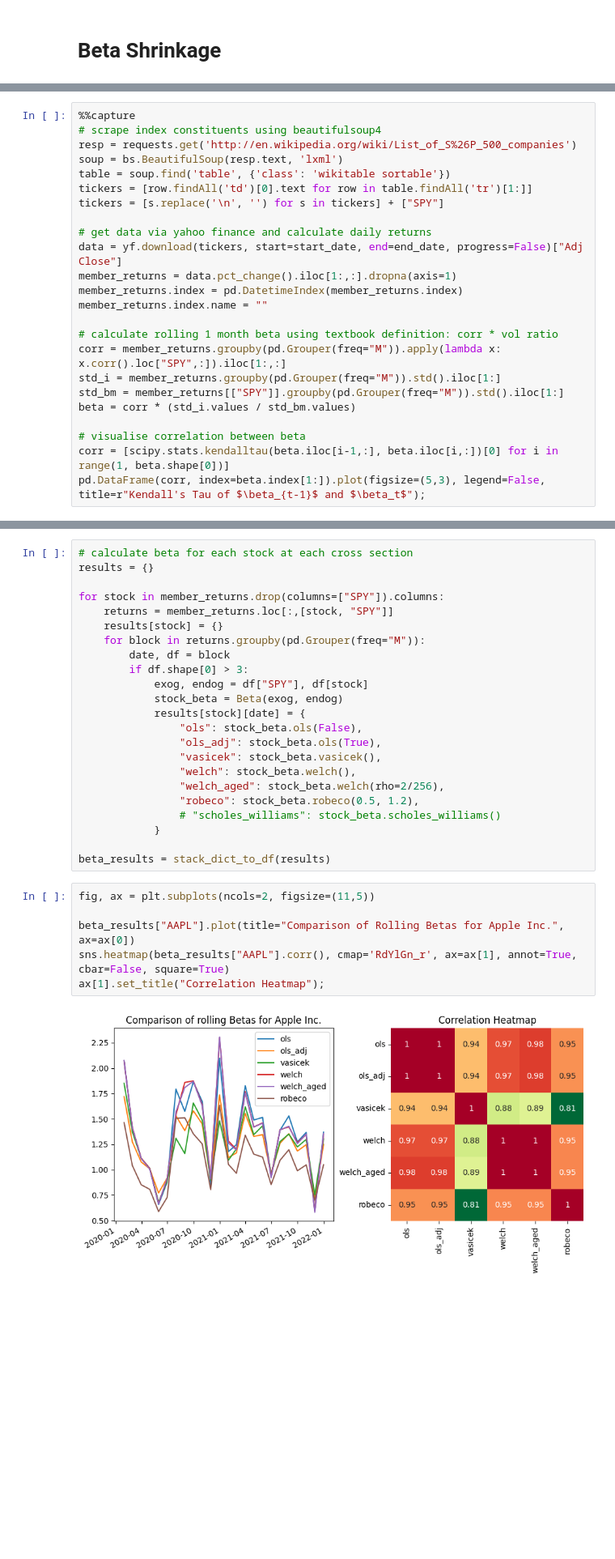
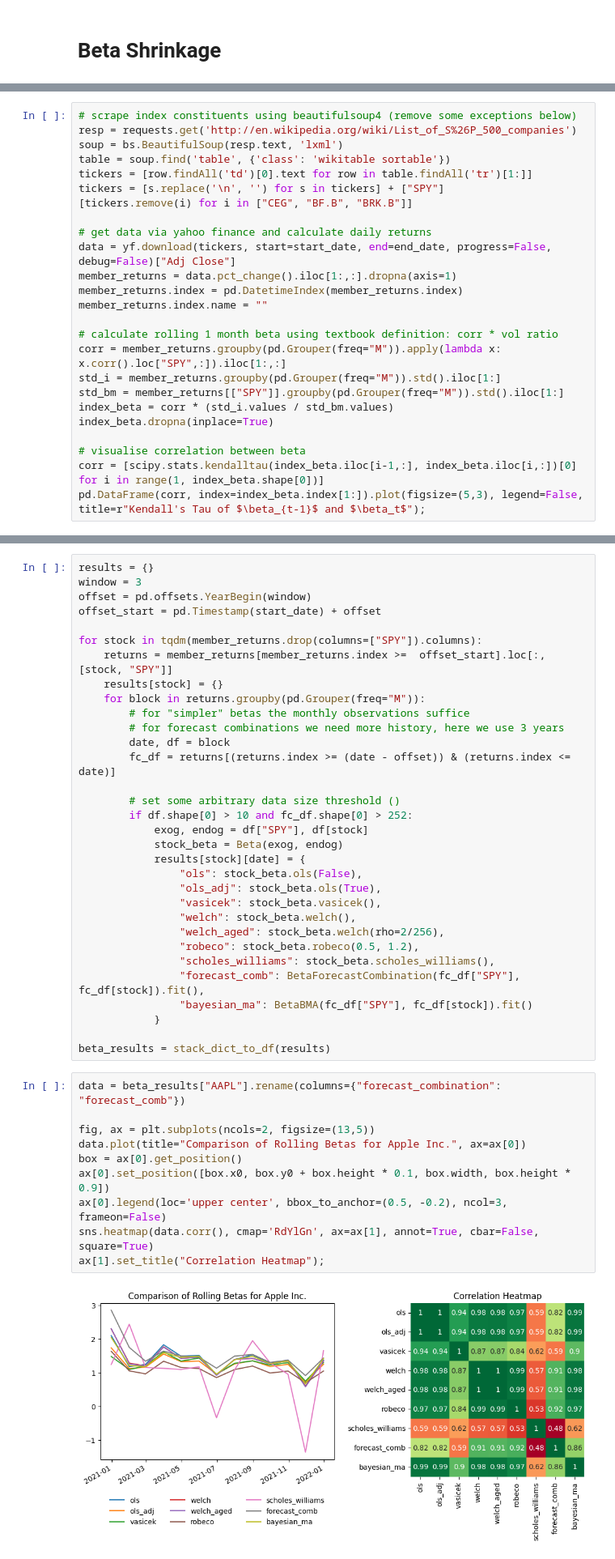
Before and after one commit to oronimbus/pybeta, a Jupyter notebook: demo.ipynb, the cells around one changed output, grey strips where cells are left out. Shown at 81% size. Drawn from its saved outputs; the diff is of its cells as text; blank space fills up the shorter version.

```diff
--- a/demo.ipynb
+++ b/demo.ipynb
@@ -69,14 +88,14 @@ print(report)
 # %%
-%%capture
-# scrape index constituents using beautifulsoup4
+# scrape index constituents using beautifulsoup4 (remove some exceptions below)
 resp = requests.get('http://en.wikipedia.org/wiki/List_of_S%26P_500_companies')
 soup = bs.BeautifulSoup(resp.text, 'lxml')
 table = soup.find('table', {'class': 'wikitable sortable'})
 tickers = [row.findAll('td')[0].text for row in table.findAll('tr')[1:]]
 tickers = [s.replace('\n', '') for s in tickers] + ["SPY"]
+[tickers.remove(i) for i in ["CEG", "BF.B", "BRK.B"]]
 
 # get data via yahoo finance and calculate daily returns
-data = yf.download(tickers, start=start_date, end=end_date, progress=False)["Adj Close"]
+data = yf.download(tickers, start=start_date, end=end_date, progress=False, debug=False)["Adj Close"]
 member_returns = data.pct_change().iloc[1:,:].dropna(axis=1)
 member_returns.index = pd.DatetimeIndex(member_returns.index)
 member_returns.index.name = ""
@@ -85,8 +104,9 @@ member_returns.index.name = ""
 corr = member_returns.groupby(pd.Grouper(freq="M")).apply(lambda x: x.corr().loc["SPY",:]).iloc[1:,:]
 std_i = member_returns.groupby(pd.Grouper(freq="M")).std().iloc[1:]
 std_bm = member_returns[["SPY"]].groupby(pd.Grouper(freq="M")).std().iloc[1:]
-beta = corr * (std_i.values / std_bm.values)
+index_beta = corr * (std_i.values / std_bm.values)
+index_beta.dropna(inplace=True)
 
 # visualise correlation between beta
-corr = [scipy.stats.kendalltau(beta.iloc[i-1,:], beta.iloc[i,:])[0] for i in range(1, beta.shape[0])]
-pd.DataFrame(corr, index=beta.index[1:]).plot(figsize=(5,3), legend=False, title=r"Kendall's Tau of $\beta_{t-1}$ and $\beta_t$");
+corr = [scipy.stats.kendalltau(index_beta.iloc[i-1,:], index_beta.iloc[i,:])[0] for i in range(1, index_beta.shape[0])]
+pd.DataFrame(corr, index=index_beta.index[1:]).plot(figsize=(5,3), legend=False, title=r"Kendall's Tau of $\beta_{t-1}$ and $\beta_t$");
@@ -93,13 +115,20 @@ pd.DataFrame(corr, index=beta.index[1:]).plot(figsize=(5,3), legend=False, title
 # %%
-# calculate beta for each stock at each cross section
 results = {}
+window = 3
+offset = pd.offsets.YearBegin(window)
+offset_start = pd.Timestamp(start_date) + offset
 
-for stock in member_returns.drop(columns=["SPY"]).columns:
-    returns = member_returns.loc[:,[stock, "SPY"]]
+for stock in tqdm(member_returns.drop(columns=["SPY"]).columns):
+    returns = member_returns[member_returns.index >=  offset_start].loc[:, [stock, "SPY"]]
     results[stock] = {}
     for block in returns.groupby(pd.Grouper(freq="M")):
+        # for "simpler" betas the monthly observations suffice
+        # for forecast combinations we need more history, here we use 3 years
         date, df = block
-        if df.shape[0] > 3:
+        fc_df = returns[(returns.index >= (date - offset)) & (returns.index <= date)]
+
+        # set some arbitrary data size threshold ()
+        if df.shape[0] > 10 and fc_df.shape[0] > 252:
             exog, endog = df["SPY"], df[stock]
             stock_beta = Beta(exog, endog)
             results[stock][date] = {
@@ -109,15 +138,21 @@ for stock in member_returns.drop(columns=["SPY"]).columns:
                 "welch": stock_beta.welch(),
                 "welch_aged": stock_beta.welch(rho=2/256),
                 "robeco": stock_beta.robeco(0.5, 1.2),
-                # "scholes_williams": stock_beta.scholes_williams()
+                "scholes_williams": stock_beta.scholes_williams(),
+                "forecast_comb": BetaForecastCombination(fc_df["SPY"], fc_df[stock]).fit(),
+                "bayesian_ma": BetaBMA(fc_df["SPY"], fc_df[stock]).fit()
             }
 
 beta_results = stack_dict_to_df(results)
 # %%
-fig, ax = plt.subplots(ncols=2, figsize=(11,5))
+data = beta_results["AAPL"].rename(columns={"forecast_combination": "forecast_comb"})
 
-beta_results["AAPL"].plot(title="Comparison of Rolling Betas for Apple Inc.", ax=ax[0])
-sns.heatmap(beta_results["AAPL"].corr(), cmap='RdYlGn_r', ax=ax[1], annot=True, cbar=False, square=True)
+fig, ax = plt.subplots(ncols=2, figsize=(13,5))
+data.plot(title="Comparison of Rolling Betas for Apple Inc.", ax=ax[0])
+box = ax[0].get_position()
+ax[0].set_position([box.x0, box.y0 + box.height * 0.1, box.width, box.height * 0.9])
+ax[0].legend(loc='upper center', bbox_to_anchor=(0.5, -0.2), ncol=3, frameon=False)
+sns.heatmap(data.corr(), cmap='RdYlGn', ax=ax[1], annot=True, cbar=False, square=True)
 ax[1].set_title("Correlation Heatmap");
 # %% [output]
-[figure, old version]
+[figure, new version]
```
Also changed, not shown: parts of 14 cells of this notebook.
